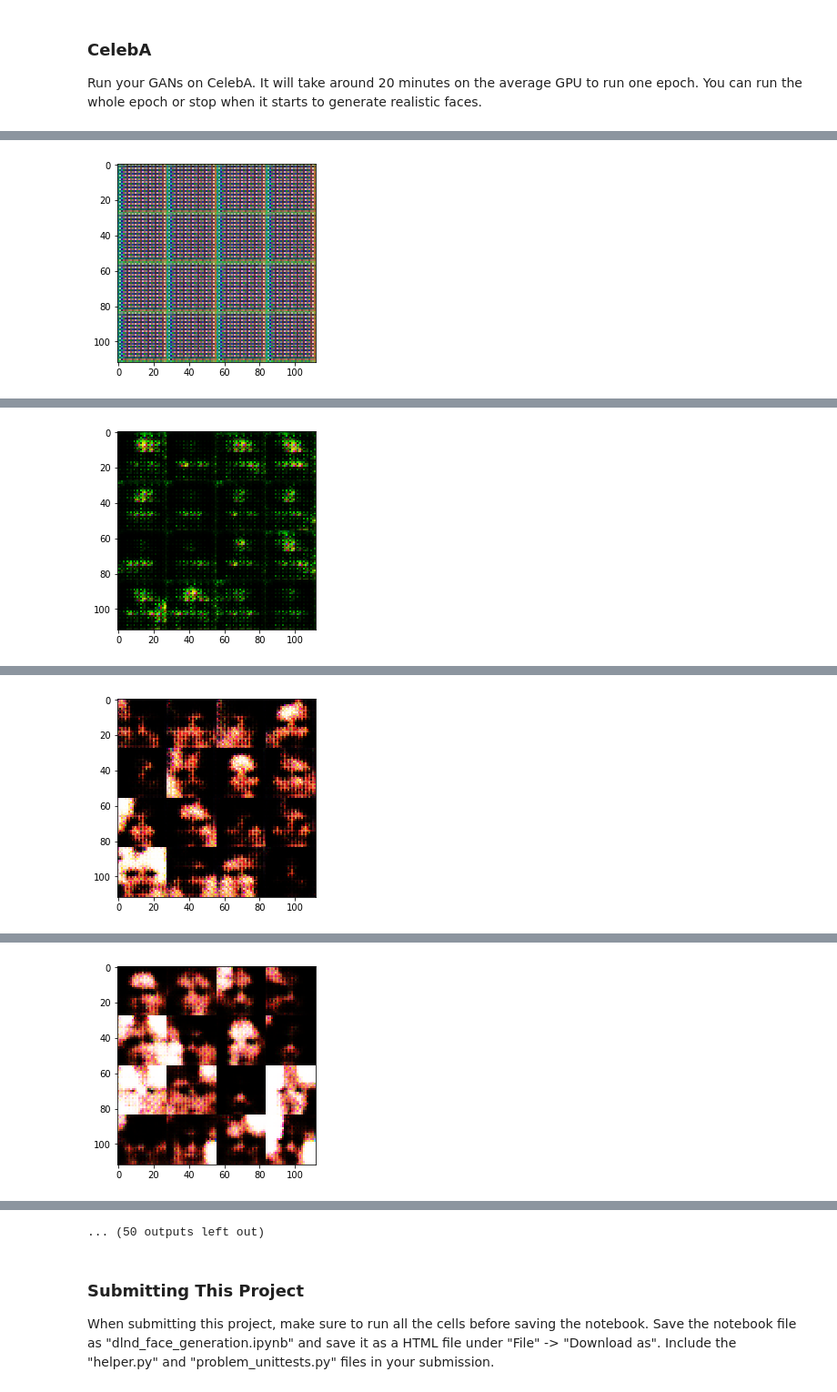
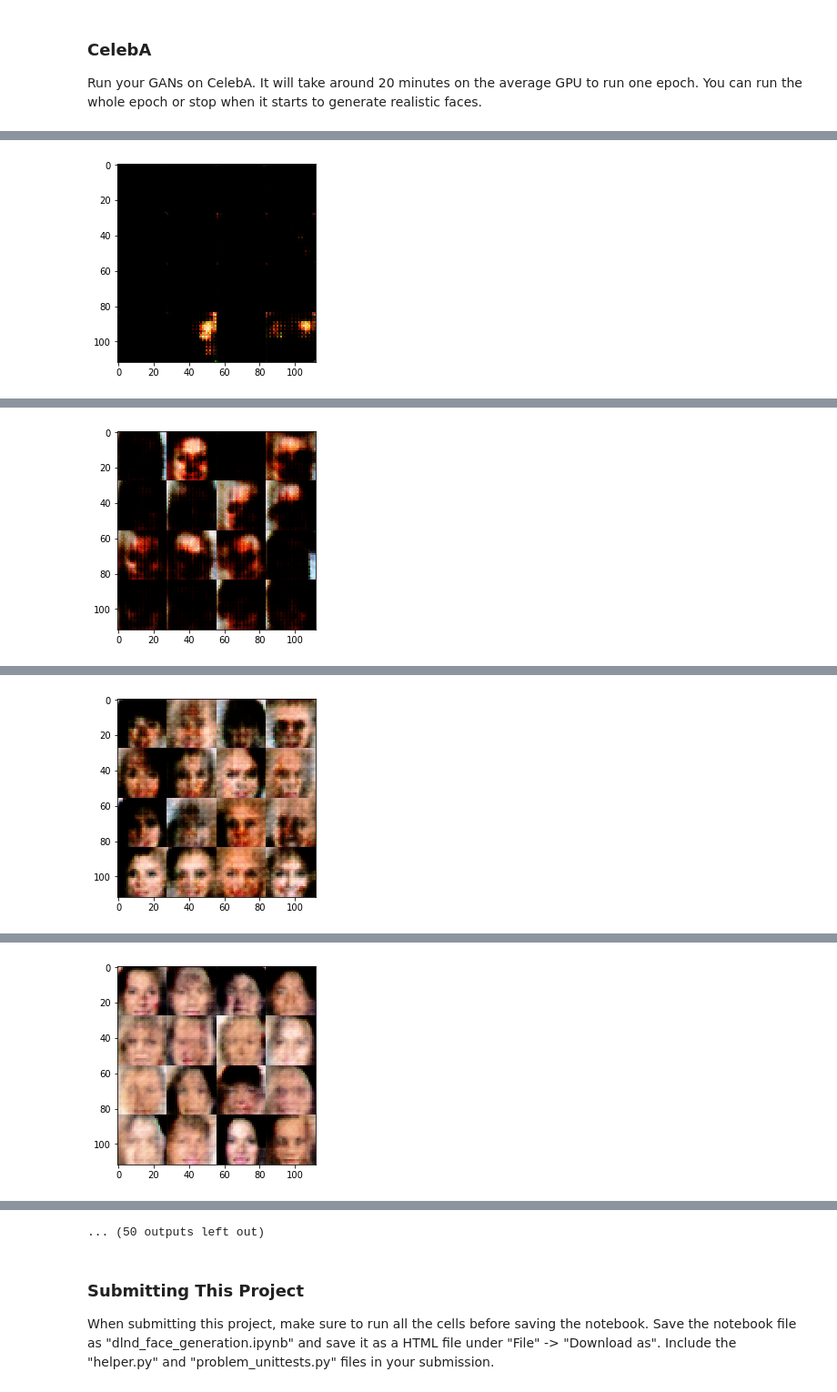
Before and after one commit to FreedomChal/deep_learning, a Jupyter notebook: face_generation_submit/dlnd_face_generation.ipynb, the cells around one changed output, grey strips where cells are left out. Shown at 91% size. Saved outputs shown, nothing was run; the diff lists cells and outputs as text; code cells hidden in the pictures.

```diff
--- a/face_generation_submit/dlnd_face_generation.ipynb
+++ b/face_generation_submit/dlnd_face_generation.ipynb
@@ -136,7 +136,7 @@ Tests Passed
 ### Discriminator
 Implement `discriminator` to create a discriminator neural network that discriminates on `images`.  This function should be able to reuse the variables in the neural network.  Use [`tf.variable_scope`](https://www.tensorflow.org/api_docs/python/tf/variable_scope) with a scope name of "discriminator" to allow the variables to be reused.  The function should return a tuple of (tensor output of the discriminator, tensor logits of the discriminator).
 # %%
-alpha = 0.1
+alpha = 0.2
 keep_prob = 0.5
 keep_prob_discriminator = 0.75
 # since I am using tf.layers.dropout instead of tf.nn.dropout, the dropout layer takes as input 1 - keep_prob.
@@ -149,25 +149,25 @@ def leaky_relu(l):
 def discriminator(images, reuse=False):
     with tf.variable_scope('discriminator', reuse=reuse):
         # TODO: Implement Function
-        l1 = tf.layers.conv2d(images, 16, 7,strides=2, padding='same',
+        l1 = tf.layers.conv2d(images, 64, 7,strides=2, padding='same',
                               kernel_initializer=tf.contrib.layers.xavier_initializer())
         #l1 = tf.layers.batch_normalization(l1, training=True)
         relu1 = leaky_relu(l1)
         l1 = tf.layers.dropout(l1, dropout_discriminator)
 
-        l2 = tf.layers.conv2d(l1, 32,5,strides=2, padding='same',
+        l2 = tf.layers.conv2d(l1, 128,5,strides=2, padding='same',
                               kernel_initializer=tf.contrib.layers.xavier_initializer())
         l2 = tf.layers.batch_normalization(l2, training=True)
         relu2 = leaky_relu(l2)
         l2 = tf.layers.dropout(l2, dropout_discriminator)
 
-        l3 = tf.layers.conv2d(l2, 64,3,strides=2, padding='same',
+        l3 = tf.layers.conv2d(l2, 256,3,strides=2, padding='same',
                               kernel_initializer=tf.contrib.layers.xavier_initializer())
         l3 = tf.layers.batch_normalization(l3, training=True)
         relu3 = leaky_relu(l3)
         l3 = tf.layers.dropout(l3, dropout_discriminator)
 
-        l4 = tf.layers.conv2d(l3, 128,1,strides=1, padding='same',
+        l4 = tf.layers.conv2d(l3, 512,1,strides=1, padding='same',
                               kernel_initializer=tf.contrib.layers.xavier_initializer())
         l4 = tf.layers.batch_normalization(l4, training=True)
         relu4 = leaky_relu(l4)
@@ -200,19 +200,19 @@ def generator(z, out_channel_dim, is_train=True):
         l1 = tf.layers.dropout(l1, dropout, training=is_train)
         l1 = tf.reshape(l1, (-1, 7, 7, 512))
 
-        l2 = tf.layers.conv2d_transpose(l1, 256, 1, strides=2, padding='same',
+        l2 = tf.layers.conv2d_transpose(l1, 1028, 5, strides=2, padding='same',
                               kernel_initializer=tf.contrib.layers.xavier_initializer())
         l2 = tf.layers.batch_normalization(l2, training=is_train)
         l2 = leaky_relu(l2)
         l2 = tf.layers.dropout(l2, dropout, training=is_train)
 
-        l2 = tf.layers.conv2d_transpose(l2, 128, 3, strides=2, padding='same',
+        l2 = tf.layers.conv2d_transpose(l2, 512, 5, strides=2, padding='same',
                               kernel_initializer=tf.contrib.layers.xavier_initializer())
         l2 = tf.layers.batch_normalization(l2, training=is_train)
         l2 = leaky_relu(l2)
         l2 = tf.layers.dropout(l2, dropout, training=is_train)
 
-        l2 = tf.layers.conv2d_transpose(l2, 64, 7, strides=1, padding='same',
+        l2 = tf.layers.conv2d_transpose(l2, 256, 5, strides=1, padding='same',
                               kernel_initializer=tf.contrib.layers.xavier_initializer())
         l2 = tf.layers.batch_normalization(l2, training=is_train)
         l2 = leaky_relu(l2)
@@ -422,8 +422,8 @@ Run your GANs on CelebA.  It will take around 20 minutes on the average GPU to r
 # %%
 batch_size = 64
 z_dim = 100
-learning_rate = 0.00015
-beta1 = 0.4
+learning_rate = 0.0005
+beta1 = 0.5
 
 
 """
@@ -440 +440 @@ Epoch 1/1... Discriminator Loss: 0.5217... Generator Loss: 2.0884
-[figure, old version]
+[figure, new version]
@@ -442 +442 @@ Epoch 1/1... Discriminator Loss: 0.7720... Generator Loss: 1.4057
-[figure, old version]
+[figure, new version]
@@ -444 +444 @@ Epoch 1/1... Discriminator Loss: 0.5581... Generator Loss: 1.9700
-[figure, old version]
+[figure, new version]
@@ -446 +446 @@ Epoch 1/1... Discriminator Loss: 0.5107... Generator Loss: 2.2909
-[figure, old version]
+[figure, new version]
```
Also changed, not shown: parts of 2 cells of this notebook, 3 other files.
